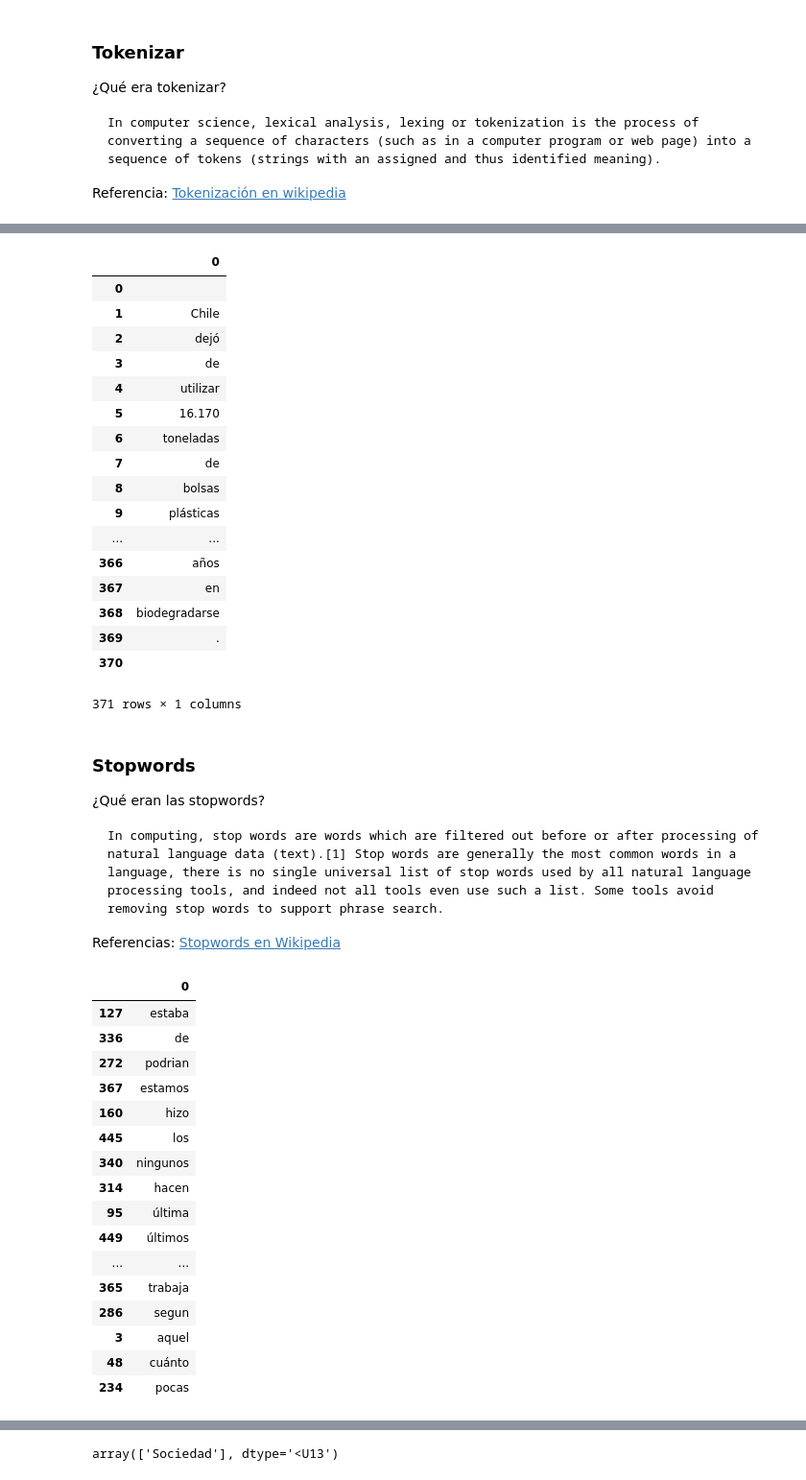
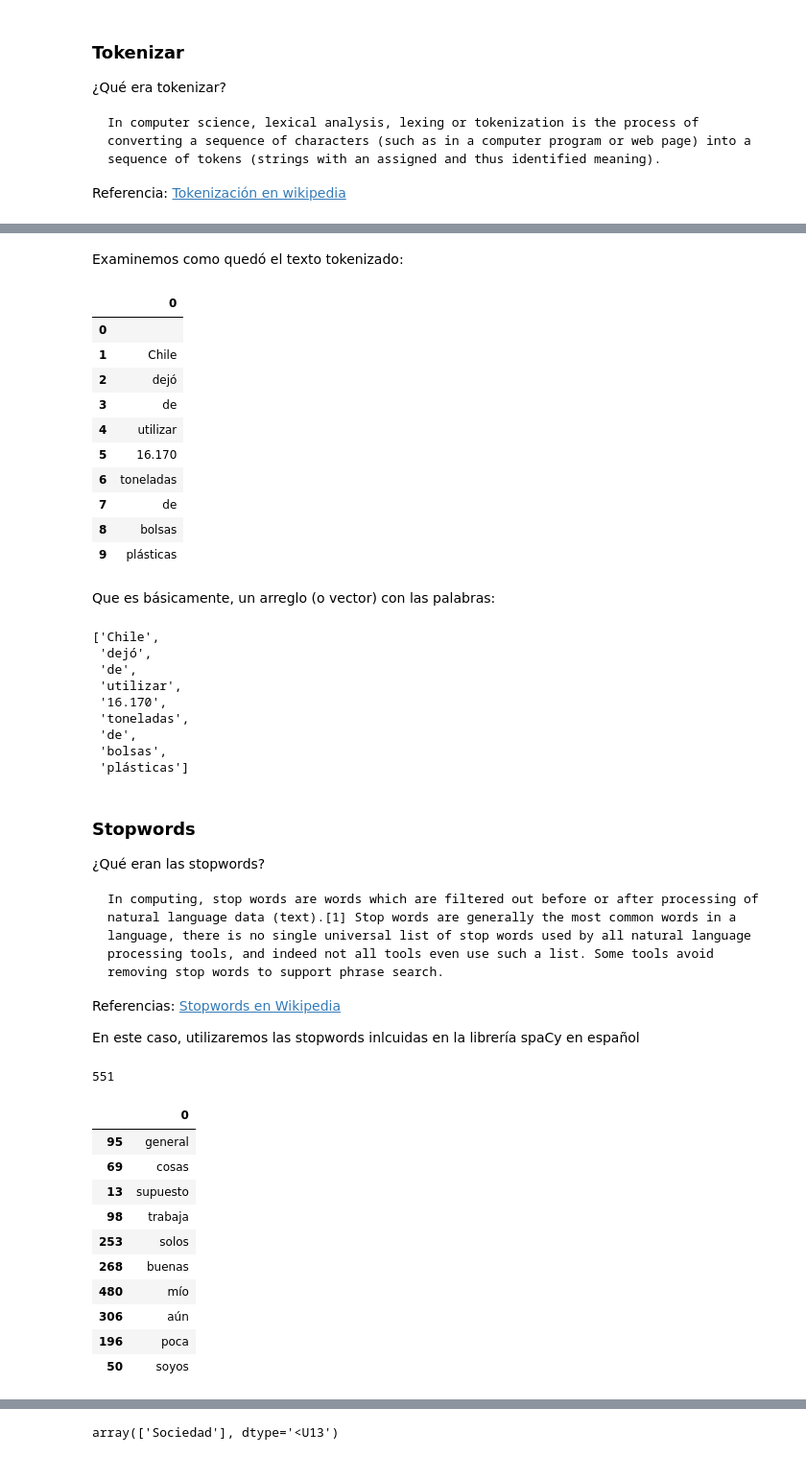
Before and after one commit to dccuchile/CC6205, a Jupyter notebook: tutorials/Auxiliar_1.ipynb, the cells around one changed output, grey strips where cells are left out. Shown: that part at 96% size. Cells and saved outputs as stored; diff of their text form; code cells hidden in the pictures.

```diff
--- a/tutorials/Auxiliar_1.ipynb
+++ b/tutorials/Auxiliar_1.ipynb
@@ -159,5 +161,7 @@ tokenized_content = [word.text for word in  nlp(sample_content)]
+# %% [markdown]
+Examinemos como quedó el texto tokenizado:
 # %%
-pd.DataFrame(tokenized_content)
+pd.DataFrame(tokenized_content)[0:10]
 # %% [output]
 |  | 0 |
 | 0 |  |
@@ -170,13 +174,20 @@ pd.DataFrame(tokenized_content)
 | 7 | de |
 | 8 | bolsas |
 | 9 | plásticas |
-| ... | ... |
-| 366 | años |
-| 367 | en |
-| 368 | biodegradarse |
-| 369 | . |
-| 370 |  |
-371 rows × 1 columns
+# %% [markdown]
+Que es básicamente, un arreglo (o vector) con las palabras:
+# %%
+tokenized_content[1:10]
+# %% [output]
+['Chile',
+ 'dejó',
+ 'de',
+ 'utilizar',
+ '16.170',
+ 'toneladas',
+ 'de',
+ 'bolsas',
+ 'plásticas']
 # %% [markdown]
 ### Stopwords
 
@@ -185,23 +196,23 @@ pd.DataFrame(tokenized_content)
     In computing, stop words are words which are filtered out before or after processing of natural language data (text).[1] Stop words are generally the most common words in a language, there is no single universal list of stop words used by all natural language processing tools, and indeed not all tools even use such a list. Some tools avoid removing stop words to support phrase search.
 
 Referencias: [Stopwords en Wikipedia](https://en.wikipedia.org/wiki/Stop_words)
+
+En este caso, utilizaremos las stopwords inlcuidas en la librería spaCy en español
+# %%
+len(STOP_WORDS)
+# %% [output]
+551
 # %%
-pd.DataFrame(STOP_WORDS).sample(20)
+pd.DataFrame(STOP_WORDS).sample(10)
 # %% [output]
 |  | 0 |
-| 127 | estaba |
-| 336 | de |
-| 272 | podrian |
-| 367 | estamos |
-| 160 | hizo |
-| 445 | los |
-| 340 | ningunos |
-| 314 | hacen |
-| 95 | última |
-| 449 | últimos |
-| ... | ... |
-| 365 | trabaja |
-| 286 | segun |
-| 3 | aquel |
-| 48 | cuánto |
-| 234 | pocas |
+| 95 | general |
+| 69 | cosas |
+| 13 | supuesto |
+| 98 | trabaja |
+| 253 | solos |
+| 268 | buenas |
+| 480 | mío |
+| 306 | aún |
+| 196 | poca |
+| 50 | soyos |
```
Also changed, not shown: parts of 75 cells of this notebook.
